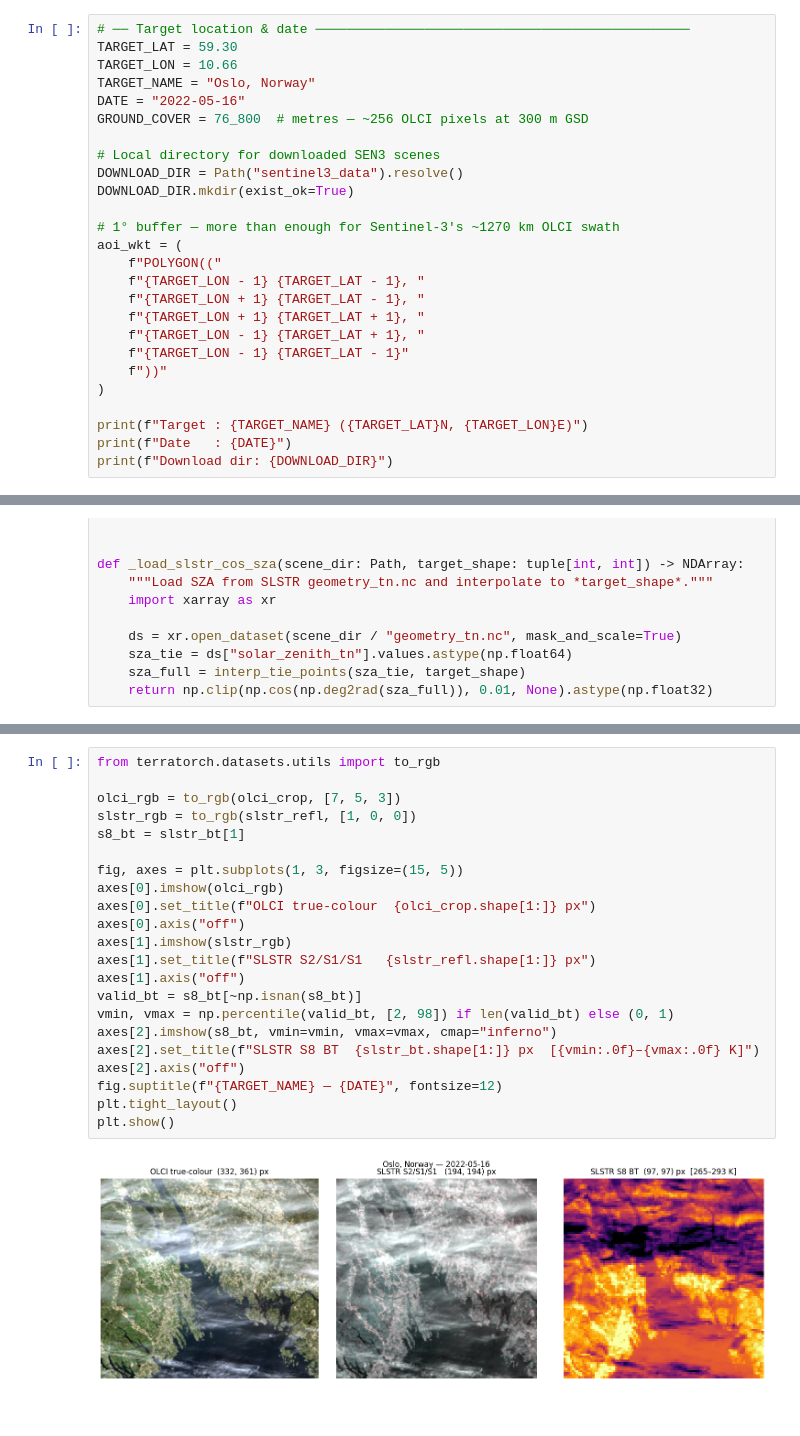
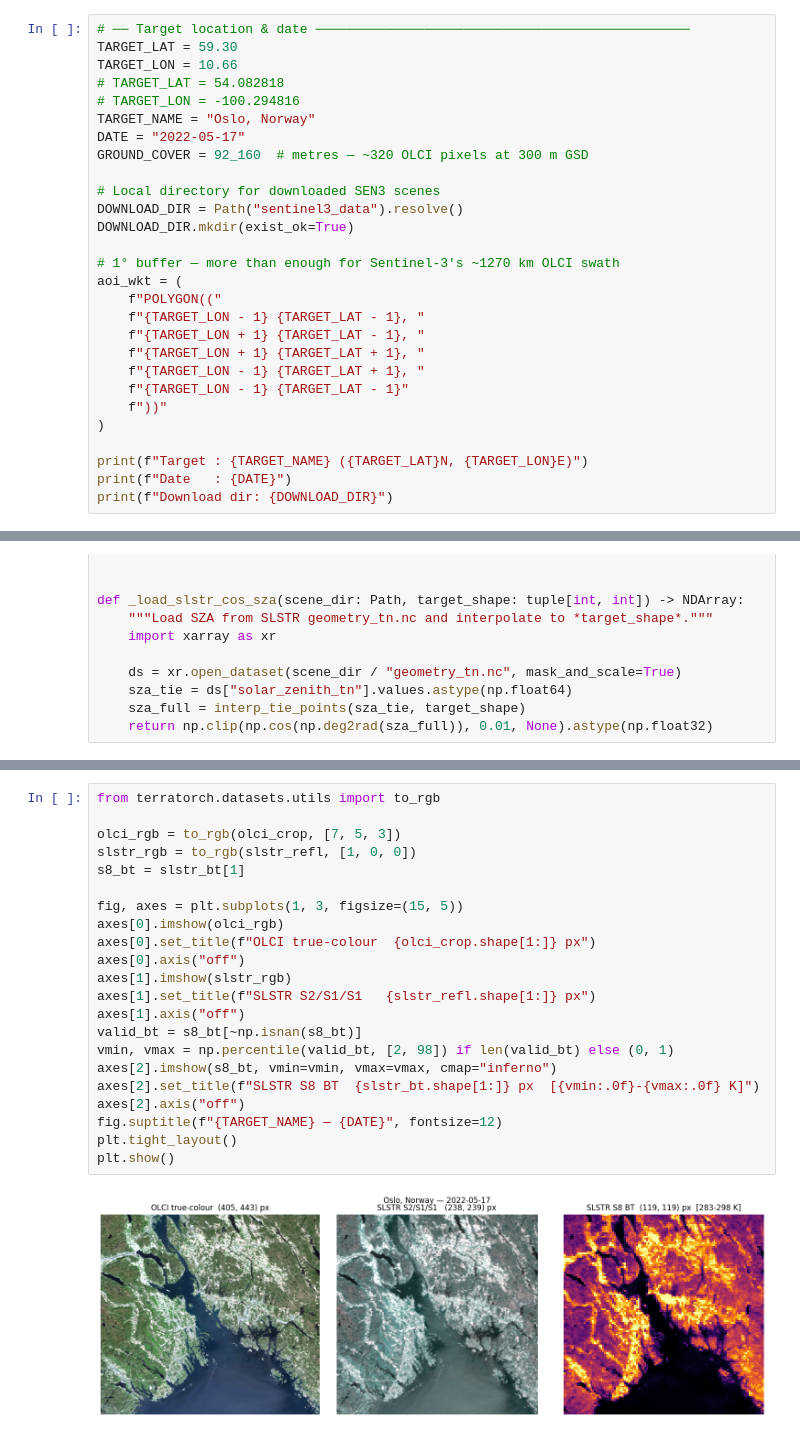
Before and after one commit to 1589presdm/thor_terratorch_ext, a Jupyter notebook: notebooks/thor_inference_sentinel3_phidown.ipynb, the cells around one changed output, grey strips where cells are left out. Drawn from its saved outputs; the diff is of its cells as text.

```diff
--- a/notebooks/thor_inference_sentinel3_phidown.ipynb
+++ b/notebooks/thor_inference_sentinel3_phidown.ipynb
@@ -56,9 +56,11 @@ INFO:thor.models.patch_timm:Using normal attention for timm Attention
 # ── Target location & date ────────────────────────────────────────────────
 TARGET_LAT = 59.30
 TARGET_LON = 10.66
+# TARGET_LAT = 54.082818
+# TARGET_LON = -100.294816
 TARGET_NAME = "Oslo, Norway"
-DATE = "2022-05-16"
-GROUND_COVER = 76_800  # metres — ~256 OLCI pixels at 300 m GSD
+DATE = "2022-05-17"
+GROUND_COVER = 92_160  # metres — ~320 OLCI pixels at 300 m GSD
 
 # Local directory for downloaded SEN3 scenes
 DOWNLOAD_DIR = Path("sentinel3_data").resolve()
@@ -506,27 +508,27 @@ Loading SLSTR ...
 # %%
 from terratorch.datasets.utils import to_rgb
 
 olci_rgb = to_rgb(olci_crop, [7, 5, 3])
 slstr_rgb = to_rgb(slstr_refl, [1, 0, 0])
 s8_bt = slstr_bt[1]
 
 fig, axes = plt.subplots(1, 3, figsize=(15, 5))
 axes[0].imshow(olci_rgb)
 axes[0].set_title(f"OLCI true-colour  {olci_crop.shape[1:]} px")
 axes[0].axis("off")
 axes[1].imshow(slstr_rgb)
 axes[1].set_title(f"SLSTR S2/S1/S1   {slstr_refl.shape[1:]} px")
 axes[1].axis("off")
 valid_bt = s8_bt[~np.isnan(s8_bt)]
 vmin, vmax = np.percentile(valid_bt, [2, 98]) if len(valid_bt) else (0, 1)
 axes[2].imshow(s8_bt, vmin=vmin, vmax=vmax, cmap="inferno")
-axes[2].set_title(f"SLSTR S8 BT  {slstr_bt.shape[1:]} px  [{vmin:.0f}–{vmax:.0f} K]")
+axes[2].set_title(f"SLSTR S8 BT  {slstr_bt.shape[1:]} px  [{vmin:.0f}-{vmax:.0f} K]")
 axes[2].axis("off")
 fig.suptitle(f"{TARGET_NAME} — {DATE}", fontsize=12)
 plt.tight_layout()
 plt.show()
 # %% [output]
-[figure, old version]
+[figure, new version]
 # %%
 # ── Band lists ─────────────────────────────────────────────────────────────
 ALL_OLCI_BANDS = [b.value for b in OLCIBands]
```
Also changed, not shown: parts of 6 cells of this notebook, 4 other files.
